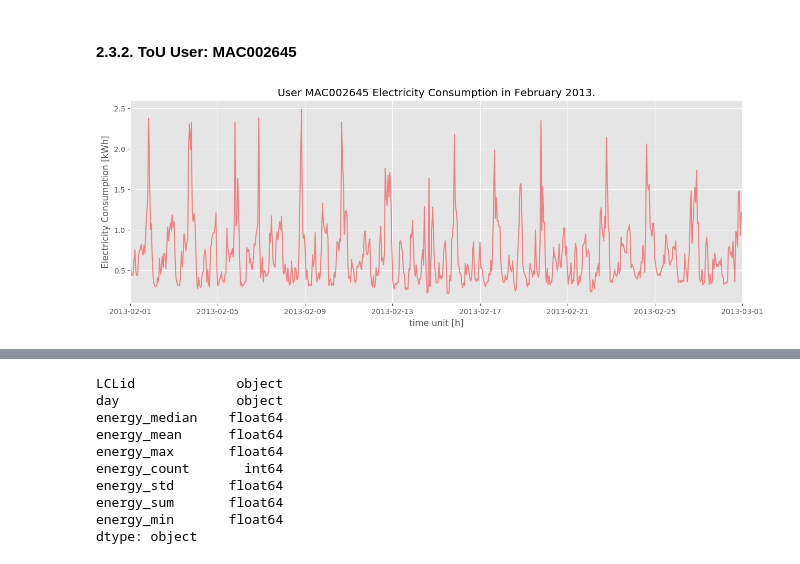
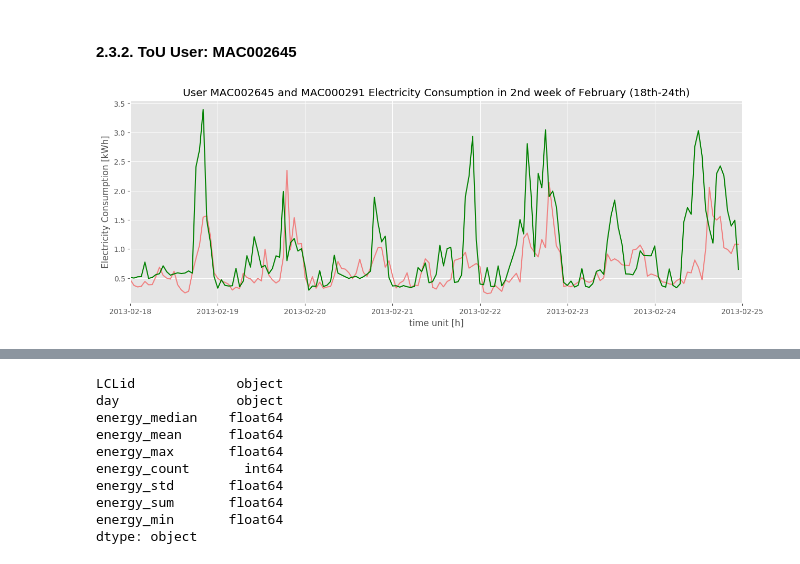
Before and after one commit to wobniarin/Project-Week-8-Final-Project, a Jupyter notebook: 2.JupyterNotebooks/3_Dashboards_Clustering.ipynb, the cells around one changed output, grey strips where cells are left out. Saved outputs shown, nothing was run; the diff lists cells and outputs as text; code cells hidden in the pictures.

```diff
--- a/2.JupyterNotebooks/3_Dashboards_Clustering.ipynb
+++ b/2.JupyterNotebooks/3_Dashboards_Clustering.ipynb
@@ -416,14 +442,18 @@ MAC002645_df = half_hourly_df[half_hourly_df['LCLid']=='MAC002645']
 MAC002645_df_h = MAC002645_df.copy()
 MAC002645_df_h = df_arrange(MAC002645_df_h , 'LCLid', 'DateTime' )
 # %%
+# Creating a figure for user's comparison
 plt.figure(figsize=(15,5))
-plt.plot(MAC002645_df_h['2013-02'], color='lightcoral')
-#plt.plot(moving_avg_24h, color='royalblue', linestyle=':' )
-plt.title('User MAC002645 Electricity Consumption in February 2013.')
+plt.plot(MAC002645_df_h['2013-02-18':'2013-02-24'], color='lightcoral')
+plt.plot(MAC000291_df_h['2013-02-18':'2013-02-24'], color='green')
+
+# Setting aesthetics of the plot.
+plt.title('User MAC002645 and MAC000291 Electricity Consumption in 2nd week of February (18th-24th)')
 plt.xlabel('time unit [h]', fontsize=12)
 plt.ylabel('Electricity Consumption [kWh]', fontsize=12)
+plt.xlim('2013-02-18 00:00:00', '2013-02-25 00:00:00')
 
-plt.xlim('2013-02-01 00:00:00', '2013-03-01 00:00:00')
+
 plt.show()
 # %% [output]
-[figure, old version]
+[figure, new version]
```
Also changed, not shown: parts of 22 cells of this notebook.
